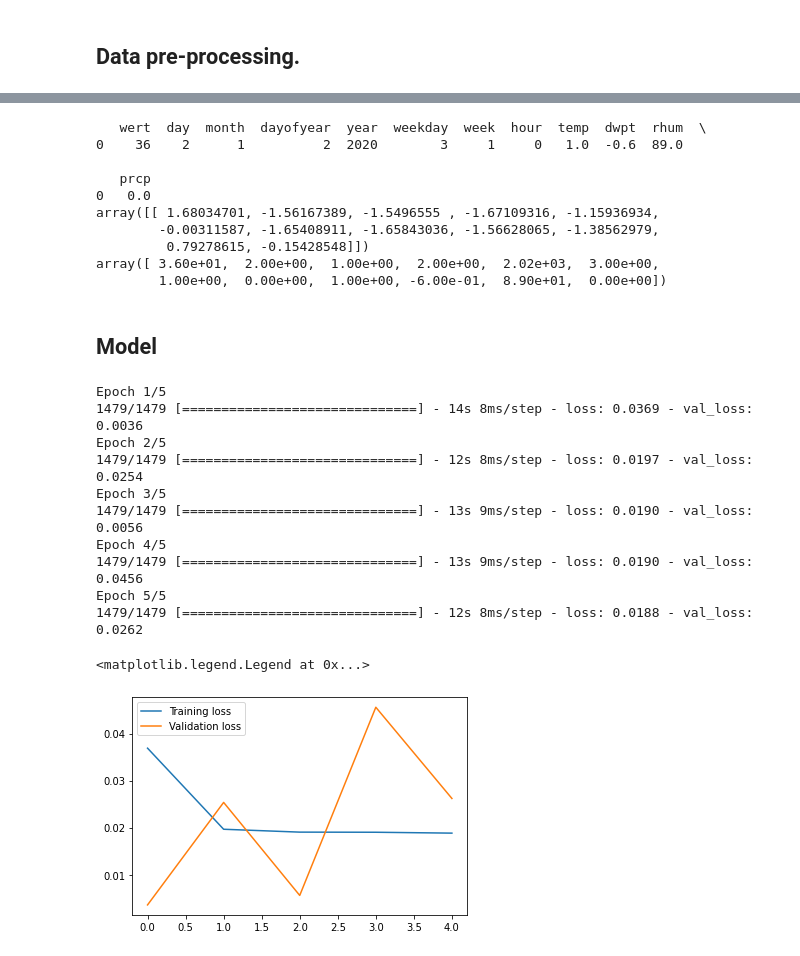
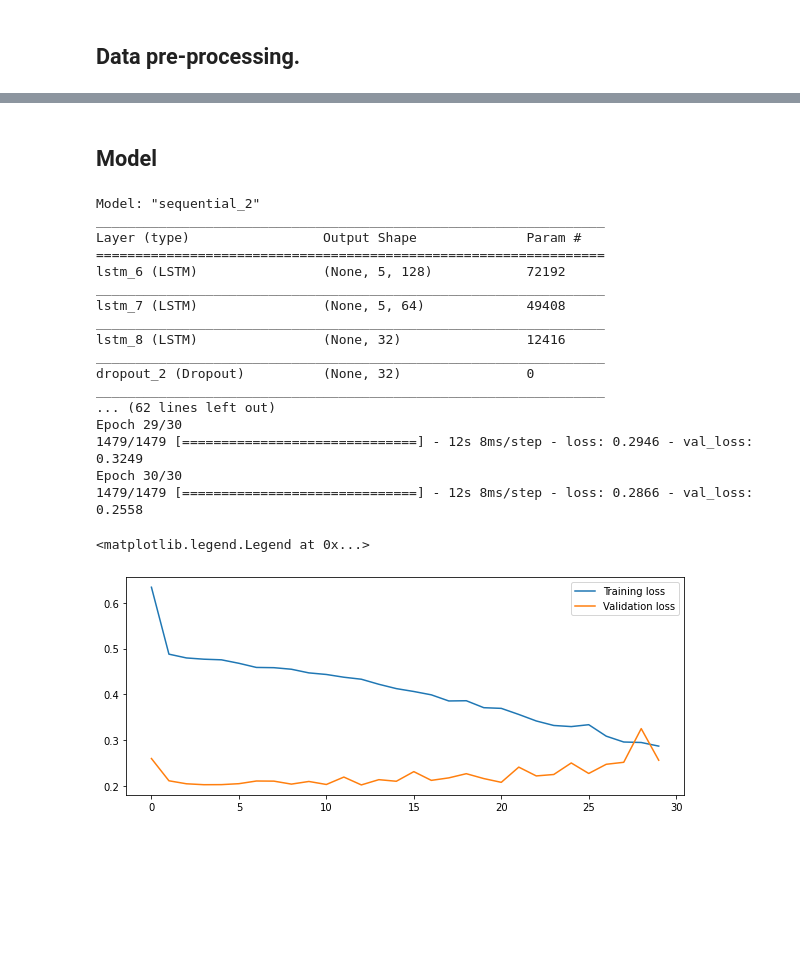
Before and after one commit to YashRevannavar/Auto-ML-On-De-Pollution, a Jupyter notebook: script/ml04.ipynb, the cells around one changed output, grey strips where cells are left out. Drawn from its saved outputs; the diff is of its cells as text; code cells hidden in the pictures; blank space fills up the shorter version.

Commit message:
model ml04 added

```diff
--- a/script/ml04.ipynb
+++ b/script/ml04.ipynb
@@ -54,4 +49,4 @@ df.drop(columns=['date','rohwert'], inplace= True)
 # Conclude with 11 features, 1 label.
 df = df[[ 'wert', 'day', 'month', 'dayofyear', 'year', 'weekday', 'week', 'hour','temp', 'dwpt', 'rhum', 'prcp']]
 df.dropna(inplace=True)
-df.reset_index(inplace=True)
+df.reset_index(inplace=True, drop=True)
@@ -69,4 +55,6 @@ test.shape
 # %%
 scaler = StandardScaler()
-scaler = scaler.fit(train)
-scaledDf = scaler.transform(train)
+scaler = scaler.fit(df)
+scaledDf = scaler.transform(df)
+train = scaledDf[:23000]
+test = scaledDf[23000:]
@@ -76,18 +61,8 @@ scaledTest = scaler.transform(test)
 # %%
 # Verifying the data
-pprint(df[0:1])
-pprint(scaledDf[0:1])
-pprint(scaler.inverse_transform(scaledDf[0]))
+# pprint(df[0:1])
+# pprint(scaledDf[0:1])
+# pprint(scaler.inverse_transform(scaledDf[0]))
-# %% [output]
-   wert  day  month  dayofyear  year  weekday  week  hour  temp  dwpt  rhum  \
-0    36    2      1          2  2020        3     1     0   1.0  -0.6  89.0
-
-   prcp
-0   0.0
-array([[ 1.68034701, -1.56167389, -1.5496555 , -1.67109316, -1.15936934,
-        -0.00311587, -1.65408911, -1.65843036, -1.56628065, -1.38562979,
-         0.79278615, -0.15428548]])
-array([ 3.60e+01,  2.00e+00,  1.00e+00,  2.00e+00,  2.02e+03,  3.00e+00,
-        1.00e+00,  0.00e+00,  1.00e+00, -6.00e-01,  8.90e+01,  0.00e+00])
 # %%
-trainX, trainY = lstmMultiSplit(df=scaledDf, n_past=5, n_future=1)
+trainX, trainY = lstmMultiSplit(df=train, n_past=5, n_future=1)
+testX, testY = lstmMultiSplit(df=test, n_past=5, n_future=1)
@@ -104,24 +77,32 @@ model.add(Dropout(0.2))
 model.add(Dense(trainY.shape[1]))
 
 model.compile(optimizer='adam', loss='mean_squared_error')
-# model.summary()
+model.summary()
 
-history = model.fit(trainX, trainY, epochs=5, batch_size=14, validation_split=0.1, verbose=1)
+history = model.fit(trainX, trainY, epochs=30, batch_size=14, validation_split=0.1, verbose=1)
 # %% [output]
-Epoch 1/5
-1479/1479 [==============================] - 14s 8ms/step - loss: 0.0369 - val_loss: 0.0036
-Epoch 2/5
-1479/1479 [==============================] - 12s 8ms/step - loss: 0.0197 - val_loss: 0.0254
-Epoch 3/5
-1479/1479 [==============================] - 13s 9ms/step - loss: 0.0190 - val_loss: 0.0056
-Epoch 4/5
-1479/1479 [==============================] - 13s 9ms/step - loss: 0.0190 - val_loss: 0.0456
-Epoch 5/5
-1479/1479 [==============================] - 12s 8ms/step - loss: 0.0188 - val_loss: 0.0262
+Model: "sequential_2"
+_________________________________________________________________
+Layer (type)                 Output Shape              Param #
+=================================================================
+lstm_6 (LSTM)                (None, 5, 128)            72192
+_________________________________________________________________
+lstm_7 (LSTM)                (None, 5, 64)             49408
+_________________________________________________________________
+lstm_8 (LSTM)                (None, 32)                12416
+_________________________________________________________________
+dropout_2 (Dropout)          (None, 32)                0
+_________________________________________________________________
+... (62 lines left out)
+Epoch 29/30
+1479/1479 [==============================] - 12s 8ms/step - loss: 0.2946 - val_loss: 0.3249
+Epoch 30/30
+1479/1479 [==============================] - 12s 8ms/step - loss: 0.2866 - val_loss: 0.2558
 # %%
+rcParams['figure.figsize'] = 10,4
 plt.plot(history.history['loss'], label='Training loss')
 plt.plot(history.history['val_loss'], label='Validation loss')
 plt.legend()
 # %% [output]
 <matplotlib.legend.Legend at 0x...>
-[figure, old version]
+[figure, new version]
```
Also changed, not shown: parts of 15 cells of this notebook, 6 other files.
